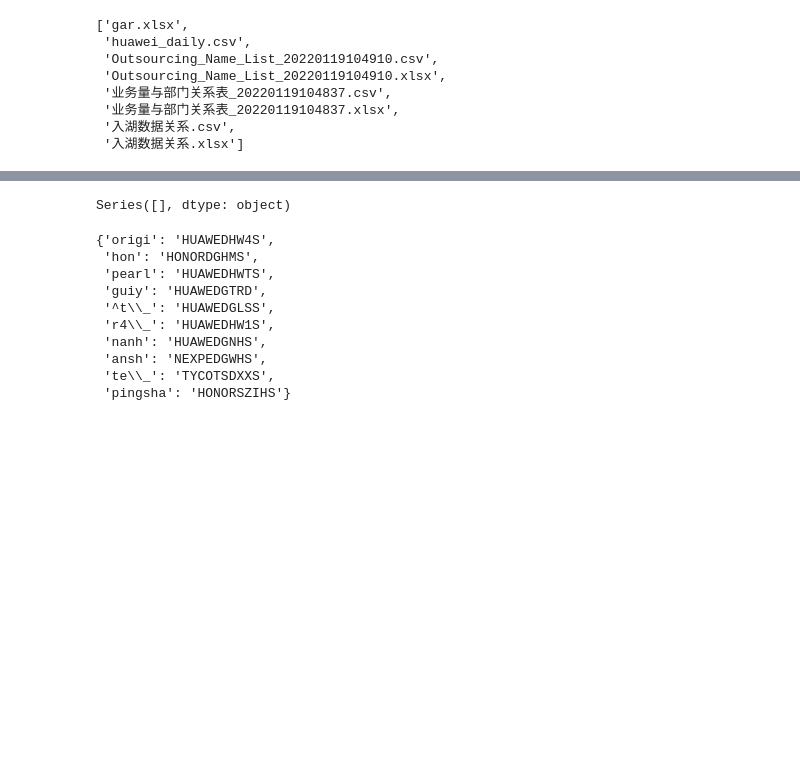
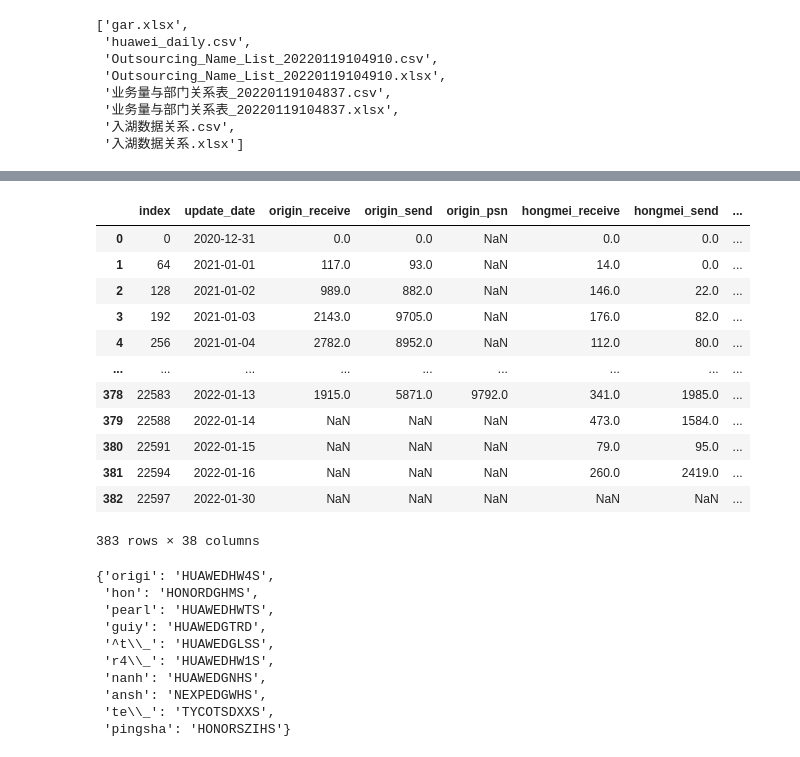
Before and after one commit to fyenne/play11_huawei, a Jupyter notebook: script/huawei.ipynb, the cells around one changed output, grey strips where cells are left out. Drawn from its saved outputs; the diff is of its cells as text; code cells hidden in the pictures; blank space fills up the shorter version.

```diff
--- a/script/huawei.ipynb
+++ b/script/huawei.ipynb
@@ -17,10 +33,11 @@ os.listdir(path)
 # %%
 # '{note:=>50}'.format(note='Lorem') + '{note:=>50}'.format(note='')
-# huawei_output = huawei_output[huawei_output['rn'].astype(int) == 1]
+
 
 # rel
-huawei_output = pd_loaddata.pd_csv(path + 'huawei_daily.csv')
+huawei_output = pd_loaddata.pd_csv(path + 'huaweiout.csv')
 huawei_output = pd_loaddata.bdp_col(huawei_output)
+huawei_output = huawei_output[huawei_output['rn'].astype(int) == 1]
 # %%
 col = 'update_date'
 huawei_output[col] = huawei_output[col].astype(str).str.slice(0,10)
@@ -79,7 +95,20 @@ Wall time: 553 ms
 # %%
 pd.Series(huawei_output.columns)[pd.Series(huawei_output.columns).str.contains('t4\_')]
+huawei_output
 # %% [output]
+|  | index | update_date | origin_receive | origin_send | origin_psn | hongmei_receive | hongmei_send | ... |
+| 0 | 0 | 2020-12-31 | 0.0 | 0.0 | NaN | 0.0 | 0.0 | ... |
+| 1 | 64 | 2021-01-01 | 117.0 | 93.0 | NaN | 14.0 | 0.0 | ... |
+| 2 | 128 | 2021-01-02 | 989.0 | 882.0 | NaN | 146.0 | 22.0 | ... |
+| 3 | 192 | 2021-01-03 | 2143.0 | 9705.0 | NaN | 176.0 | 82.0 | ... |
+| 4 | 256 | 2021-01-04 | 2782.0 | 8952.0 | NaN | 112.0 | 80.0 | ... |
+| ... | ... | ... | ... | ... | ... | ... | ... | ... |
+| 378 | 22583 | 2022-01-13 | 1915.0 | 5871.0 | 9792.0 | 341.0 | 1985.0 | ... |
+| 379 | 22588 | 2022-01-14 | NaN | NaN | NaN | 473.0 | 1584.0 | ... |
+| 380 | 22591 | 2022-01-15 | NaN | NaN | NaN | 79.0 | 95.0 | ... |
+| 381 | 22594 | 2022-01-16 | NaN | NaN | NaN | 260.0 | 2419.0 | ... |
+| 382 | 22597 | 2022-01-30 | NaN | NaN | NaN | NaN | NaN | ... |
-Series([], dtype: object)
+383 rows × 38 columns
 # %%
 # unfigured problems:::::
 
```
Also changed, not shown: parts of 11 cells of this notebook, 3 other files.
